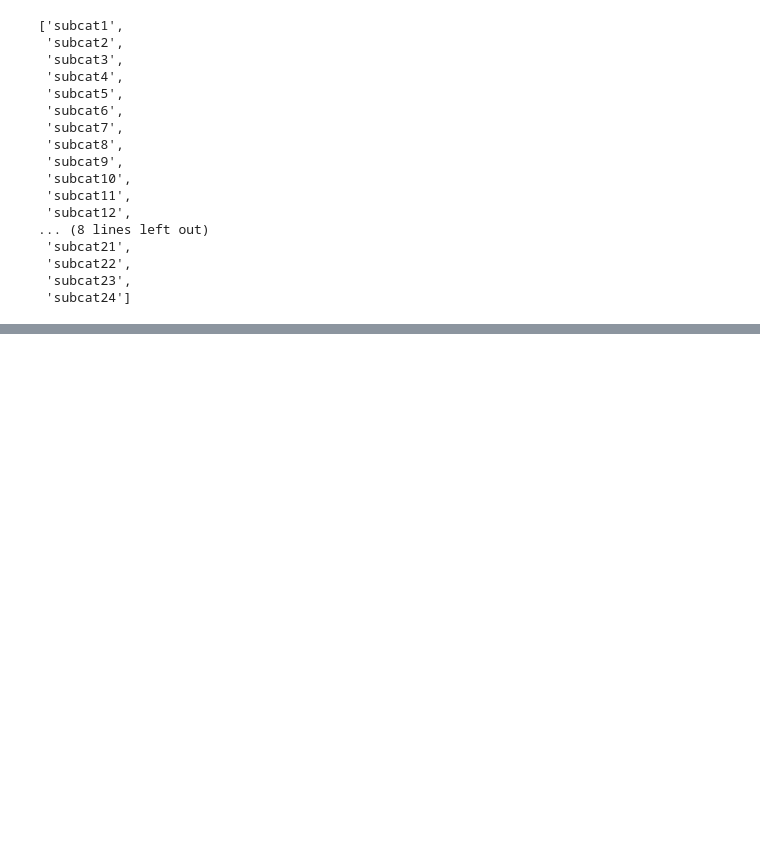
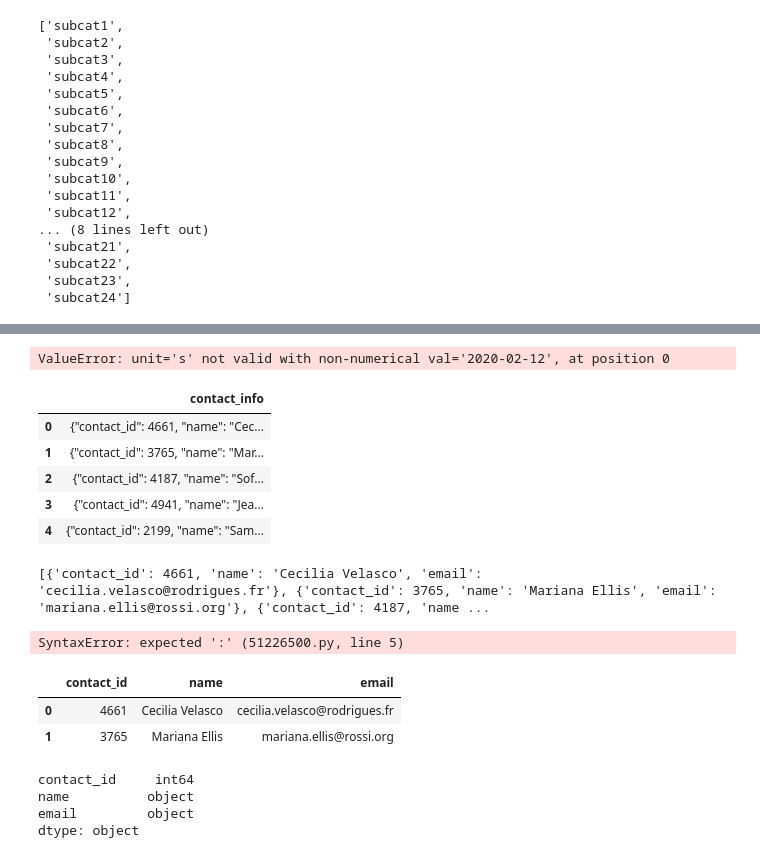
Before and after one commit to michaelehaile850/crowdfunding_ETL, a Jupyter notebook: Untitled.ipynb, the cells around one changed output, grey strips where cells are left out. Cells and saved outputs as stored; diff of their text form; code cells hidden in the pictures; blank space fills up the shorter version.

```diff
--- a/Untitled.ipynb
+++ b/Untitled.ipynb
@@ -388,0 +373,16 @@ ValueError: unit='s' not valid with non-numerical val='2020-02-12', at position
+# %%
+import pandas as pd
+
+# Assuming df is your DataFrame
+
+# Convert Unix timestamps to pandas datetime objects for the whole columns
+campaign_df['launched_date'] = pd.to_datetime(campaign_df['launched_date'], unit='s')
+campaign_df['end_date'] = pd.to_datetime(campaign_df['end_date'], unit='s')
+
+# Format datetime objects to strings in 'YYYY-MM-DD' format for the whole columns
+campaign_df['launched_date'] = campaign_df['launched_date'].dt.strftime('%Y-%m-%d')
+campaign_df['end_date'] = campaign_df['end_date'].dt.strftime('%Y-%m-%d')
+
+# Now df has the 'launched_date' and 'end_date' columns in the 'YYYY-MM-DD' format.
+# %% [output]
+ValueError: unit='s' not valid with non-numerical val='2020-02-12', at position 0
@@ -388,0 +391,11 @@ ValueError: unit='s' not valid with non-numerical val='2020-02-12', at position
+# %%
+# Read the data into a Pandas DataFrame. Use the `header=2` parameter when reading in the data.
+contact_info_df = pd.read_excel('Resources/contacts.xlsx', header=3)
+contact_info_df.head()
+# %% [output]
+|  | contact_info |
+| 0 | {"contact_id": 4661, "name": "Cec... |
+| 1 | {"contact_id": 3765, "name": "Mar... |
+| 2 | {"contact_id": 4187, "name": "Sof... |
+| 3 | {"contact_id": 4941, "name": "Jea... |
+| 4 | {"contact_id": 2199, "name": "Sam... |
@@ -388,0 +410,46 @@ ValueError: unit='s' not valid with non-numerical val='2020-02-12', at position
+# %%
+import pandas as pd
+import json
+
+# Assuming df is your DataFrame and 'contact_info' is the column containing JSON-like strings
+
+# Convert each JSON-like string in the 'contact_info' column to a dictionary
+dict_values = [json.loads(info) for info in contact_info_df['contact_info']]
+
+# Print out the list of dictionary values for each row
+print(dict_values)
+# %% [output]
+[{'contact_id': 4661, 'name': 'Cecilia Velasco', 'email': 'cecilia.velasco@rodrigues.fr'}, {'contact_id': 3765, 'name': 'Mariana Ellis', 'email': 'mariana.ellis@rossi.org'}, {'contact_id': 4187, 'name ...
+# %%
+#nitialize an empty list to hold the dictionary values
+dict_values = []
+
+# Iterate through each row in the DataFrame's 'contact_info' column
+for json_str in contact_info_df#['contact_info']:
+    # Convert the JSON string to a dictionary
+    dict_value = json.loads(json_str)
+    # Append the dictionary to the list
+    dict_values.append(dict_value)
+
+# Print out the list of dictionary values
+print(dict_values)
+# %% [output]
+SyntaxError: expected ':' (51226500.py, line 5)
+# %%
+
+# Create a DataFrame from the list of dictionaries
+contact_info_df = pd.DataFrame(dict_values)
+
+# The DataFrame contact_info_df now contains 'contact_id', 'name', and 'email' columns
+contact_info_df.head(2)
+# %% [output]
+|  | contact_id | name | email |
+| 0 | 4661 | Cecilia Velasco | cecilia.velasco@rodrigues.fr |
+| 1 | 3765 | Mariana Ellis | mariana.ellis@rossi.org |
+# %%
+contact_info_df.dtypes
+# %% [output]
+contact_id     int64
+name          object
+email         object
+dtype: object
```
Also changed, not shown: parts of 41 cells of this notebook, 2 other files.
